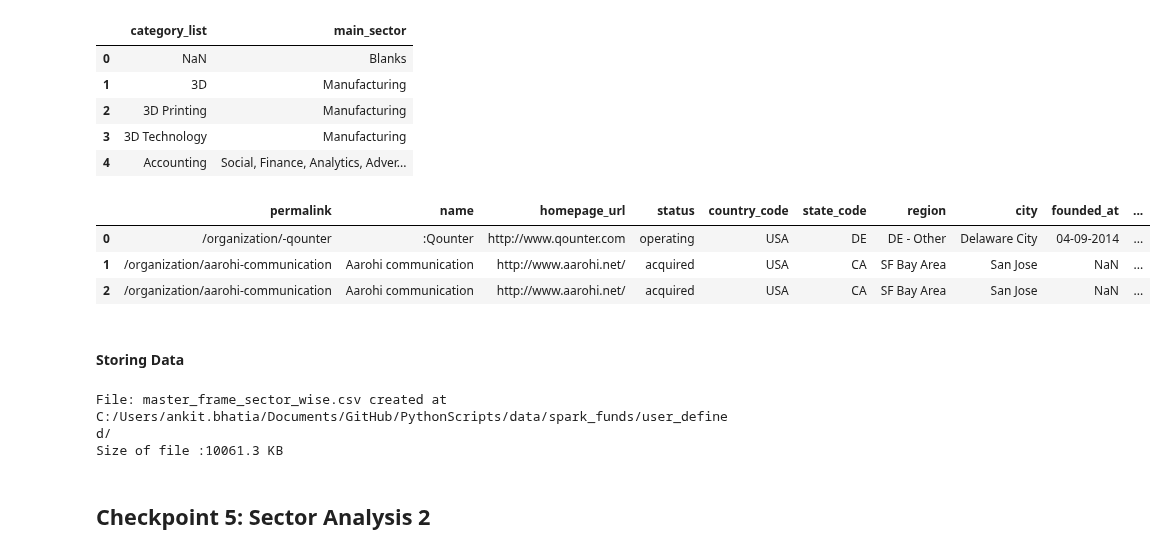
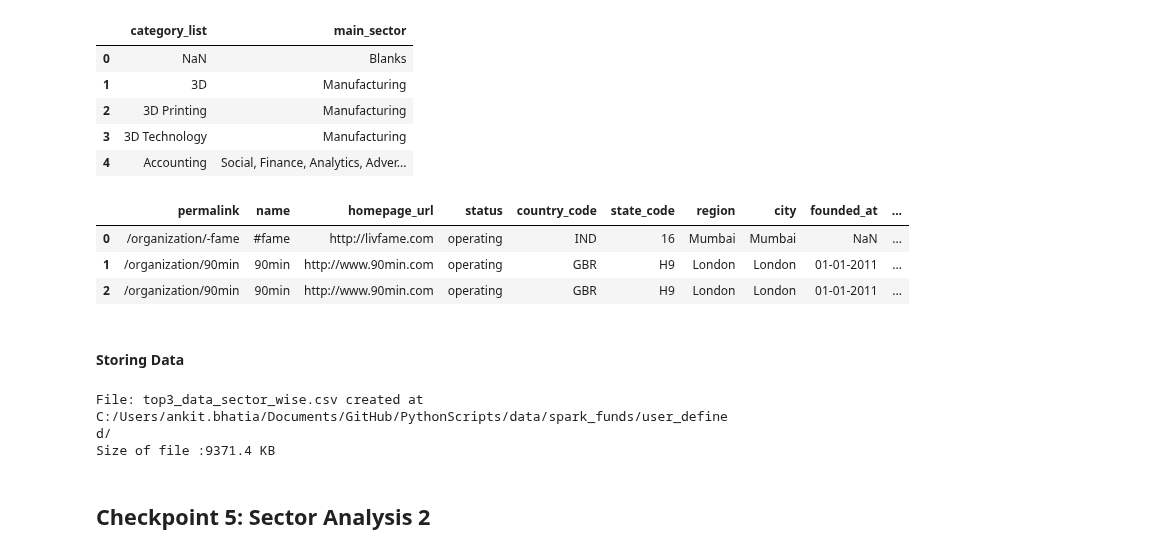
Before and after one commit to ab9bhatia/PythonScripts, a Jupyter notebook: scripts/Spark_Funds_Project.ipynb, the cells around one changed output. Saved outputs shown, nothing was run; the diff lists cells and outputs as text; code cells hidden in the pictures.

```diff
--- a/scripts/Spark_Funds_Project.ipynb
+++ b/scripts/Spark_Funds_Project.ipynb
@@ -87,6 +100,9 @@ master_frame.shape[0]
 # From here we will work with master_frame only
 # %% [output]
 114942
+# %%
+# Drop Rows from master_frame where raised_amount_usd is null
+master_frame = master_frame.drop(master_frame[master_frame.raised_amount_usd.isnull()].index)
 # %% [markdown]
 #### Define Function
 # %%
@@ -204,6 +234,6 @@ third  CAN
 # %%
-# Filter companies dataset based on top 3 english speaking countries
-master_frame_filtered = master_frame_filtered.loc[master_frame_filtered.country_code.isin(top3.country_code)]
-master_frame_filtered.head(3)
+# Filter master_frame_filtered dataset based on top 3 english speaking countries
+top3_data = master_frame_filtered.loc[master_frame_filtered.country_code.isin(top3.country_code)]
+top3_data.head(3)
 # %% [output]
 |  | permalink | name | homepage_url | category_list | status | country_code | state_code | region | city | ... |
@@ -216,6 +246,6 @@ master_frame_filtered.head(3)
 # %%
 # first string before the | will be considered the primary sector.
 # Add the new column in master_frame_filtered dataframe named as 'primary_sector'
-master_frame_filtered['primary_sector'] = master_frame_filtered['category_list'].str.split('|').str.get(0)
-master_frame_filtered.head(3)
+top3_data['primary_sector'] = top3_data['category_list'].str.split('|').str.get(0)
+top3_data.head(3)
 # %% [output]
@@ -256,16 +291,16 @@ mapping_new.head()
 | 3 | 3D Technology | Manufacturing |
 | 4 | Accounting | Social, Finance, Analytics, Adver... |
 # %%
-master_frame_sector_wise = pd.merge(left=master_frame_filtered, right=mapping_new,left_on='primary_sector',right_on='category_list')
+top3_data_sector_wise = pd.merge(left=top3_data, right=mapping_new,left_on='primary_sector',right_on='category_list')
 # Drop unnecessary columns
-master_frame_sector_wise.drop(labels=['category_list_x', 'category_list_y'],axis=1, inplace=True)
+top3_data_sector_wise.drop(labels=['category_list_x', 'category_list_y'],axis=1, inplace=True)
 # %%
-master_frame_sector_wise.head(3)
+top3_data_sector_wise.head(3)
 # %% [output]
 |  | permalink | name | homepage_url | status | country_code | state_code | region | city | founded_at | ... |
-| 0 | /organization/-qounter | :Qounter | http://www.qounter.com | operating | USA | DE | DE - Other | Delaware City | 04-09-2014 | ... |
-| 1 | /organization/aarohi-communication | Aarohi communication | http://www.aarohi.net/ | acquired | USA | CA | SF Bay Area | San Jose | NaN | ... |
-| 2 | /organization/aarohi-communication | Aarohi communication | http://www.aarohi.net/ | acquired | USA | CA | SF Bay Area | San Jose | NaN | ... |
+| 0 | /organization/-fame | #fame | http://livfame.com | operating | IND | 16 | Mumbai | Mumbai | NaN | ... |
+| 1 | /organization/90min | 90min | http://www.90min.com | operating | GBR | H9 | London | London | 01-01-2011 | ... |
+| 2 | /organization/90min | 90min | http://www.90min.com | operating | GBR | H9 | London | London | 01-01-2011 | ... |
 # %% [markdown]
 #### Storing Data
 # %%
@@ -273,10 +308,10 @@ master_frame_sector_wise.head(3)
 # master_frame_sector_wise :: Contains the data for top3 english speaking countries where a particular funding type falling
 #within the 5-15 million USD range.
 
-writeDF(master_frame_sector_wise,'master_frame_sector_wise',dir_out)
+writeDF(top3_data_sector_wise,'top3_data_sector_wise',dir_out)
 # %% [output]
-File: master_frame_sector_wise.csv created at C:/Users/ankit.bhatia/Documents/GitHub/PythonScripts/data/spark_funds/user_defined/
-Size of file :10061.3 KB
+File: top3_data_sector_wise.csv created at C:/Users/ankit.bhatia/Documents/GitHub/PythonScripts/data/spark_funds/user_defined/
+Size of file :9371.4 KB
 # %% [markdown]
 ## Checkpoint 5: Sector Analysis 2
 # %% [markdown]
```
Also changed, not shown: parts of 23 cells of this notebook, 10 other files.
